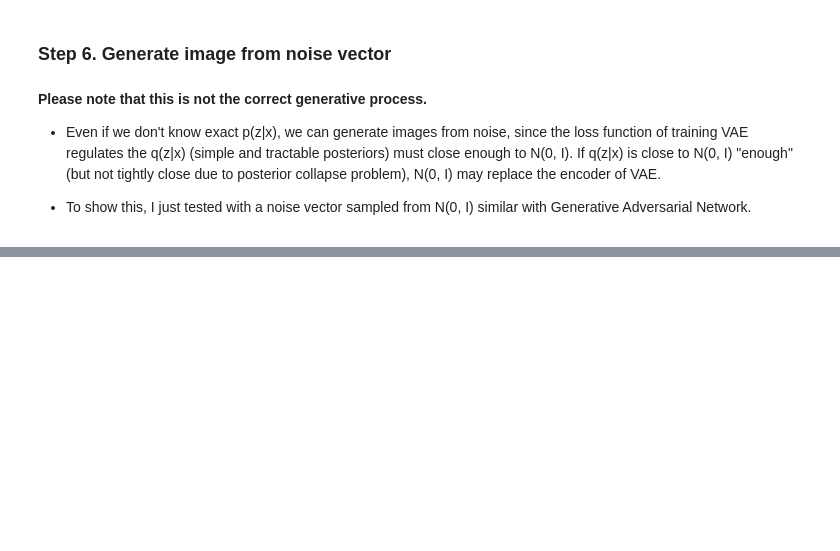
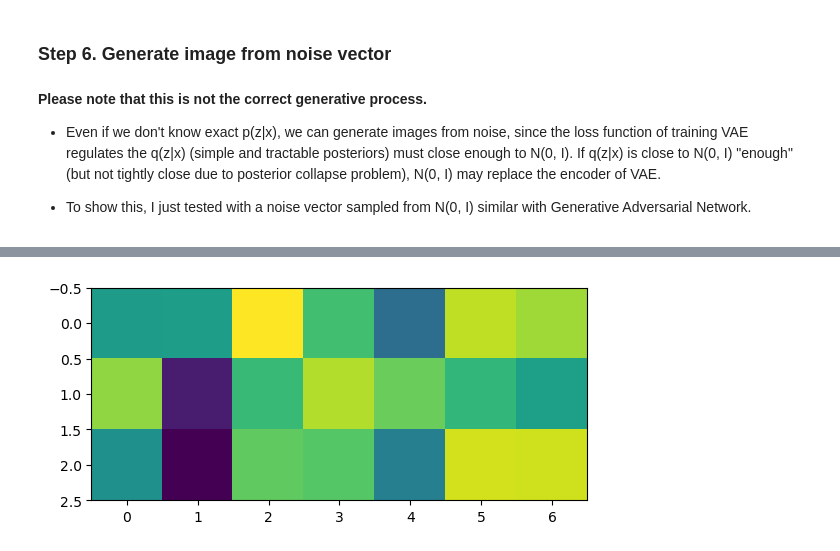
Before and after one commit to alexpvpmindustry/cryptotradr, a Jupyter notebook: 02_VAE_hist.ipynb, the cells around one changed output, grey strips where cells are left out. Saved outputs shown, nothing was run; the diff lists cells and outputs as text; code cells hidden in the pictures; blank space fills up the shorter version.

```diff
--- a/02_VAE_hist.ipynb
+++ b/02_VAE_hist.ipynb
@@ -290,2 +337,4 @@ show_image(generated_images, idx=20)
 # %%
-show_image(generated_images, idx=50)
+show_image(generated_images, idx=49)
+# %% [output]
+[figure, added]
```
Also changed, not shown: parts of 25 cells of this notebook, 1 other file.
